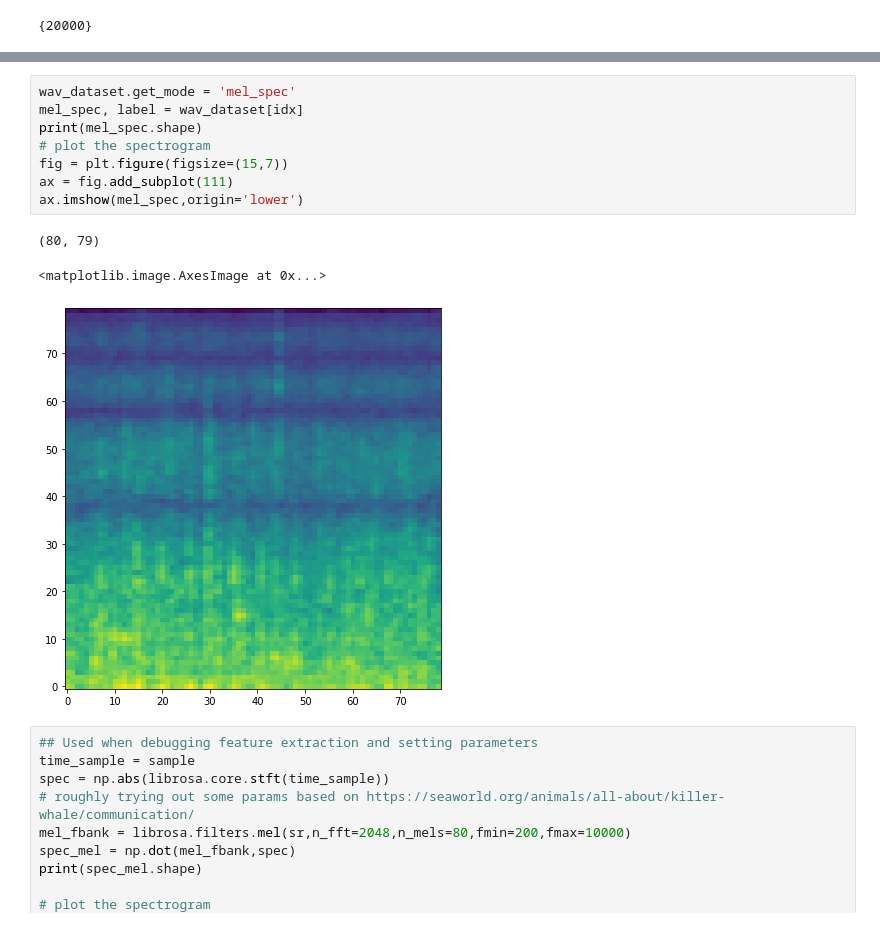
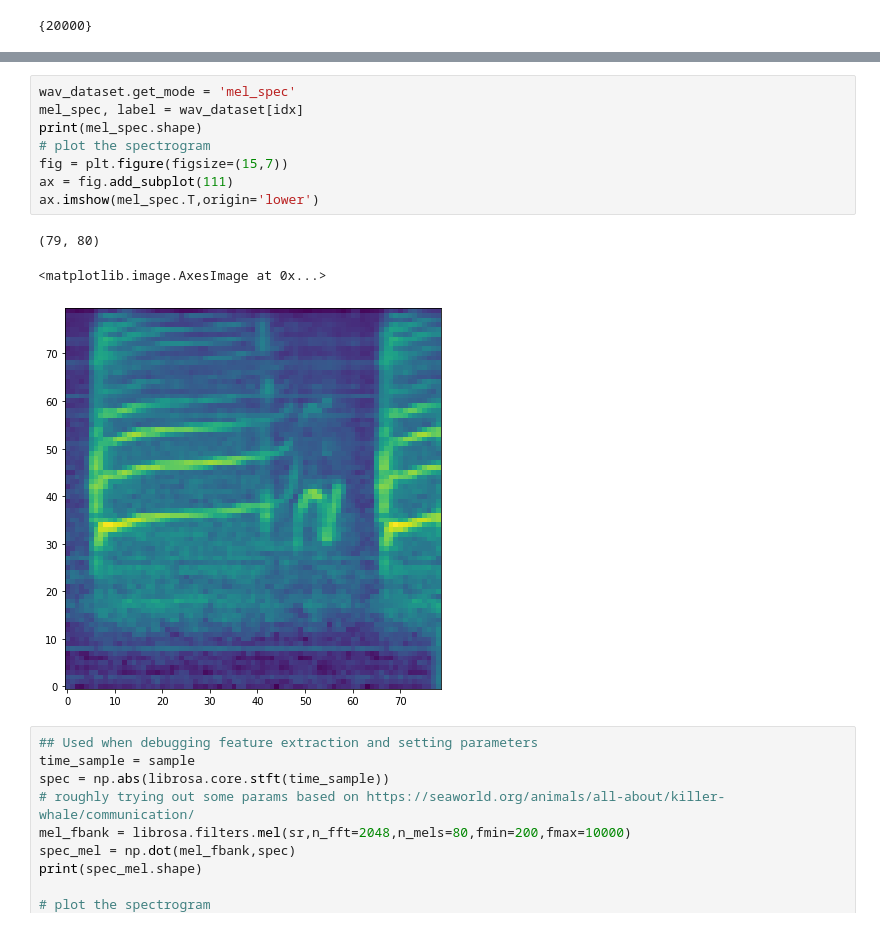
Before and after one commit to orcasound/aifororcas-livesystem, a Jupyter notebook: data_ml/DataSanityCheck.ipynb, the cells around one changed output, grey strips where cells are left out. Cells and saved outputs as stored; diff of their text form.

```diff
--- a/data_ml/DataSanityCheck.ipynb
+++ b/data_ml/DataSanityCheck.ipynb
@@ -178,15 +232,15 @@ Audio(sample,rate=wav_dataset.sr)
 # %%
 wav_dataset.get_mode = 'mel_spec'
 mel_spec, label = wav_dataset[idx]
 print(mel_spec.shape)
 # plot the spectrogram
 fig = plt.figure(figsize=(15,7))
 ax = fig.add_subplot(111)
-ax.imshow(mel_spec,origin='lower')
+ax.imshow(mel_spec.T,origin='lower')
 # %% [output]
-(80, 79)
+(79, 80)
 <matplotlib.image.AxesImage at 0x...>
-[figure, old version]
+[figure, new version]
 # %%
 ## Used when debugging feature extraction and setting parameters
 time_sample = sample
```
Also changed, not shown: parts of 23 cells of this notebook, 4 other files.
